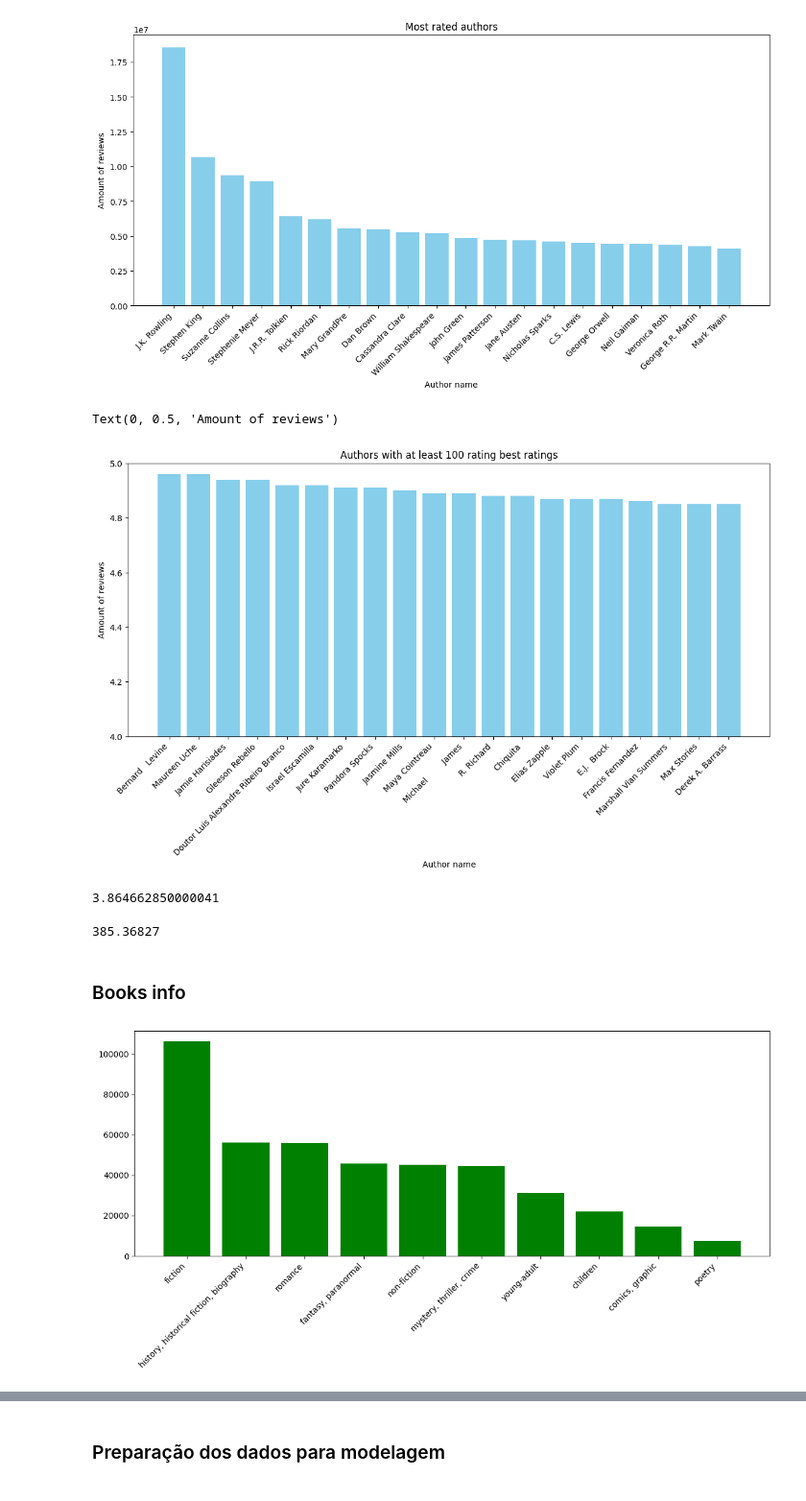
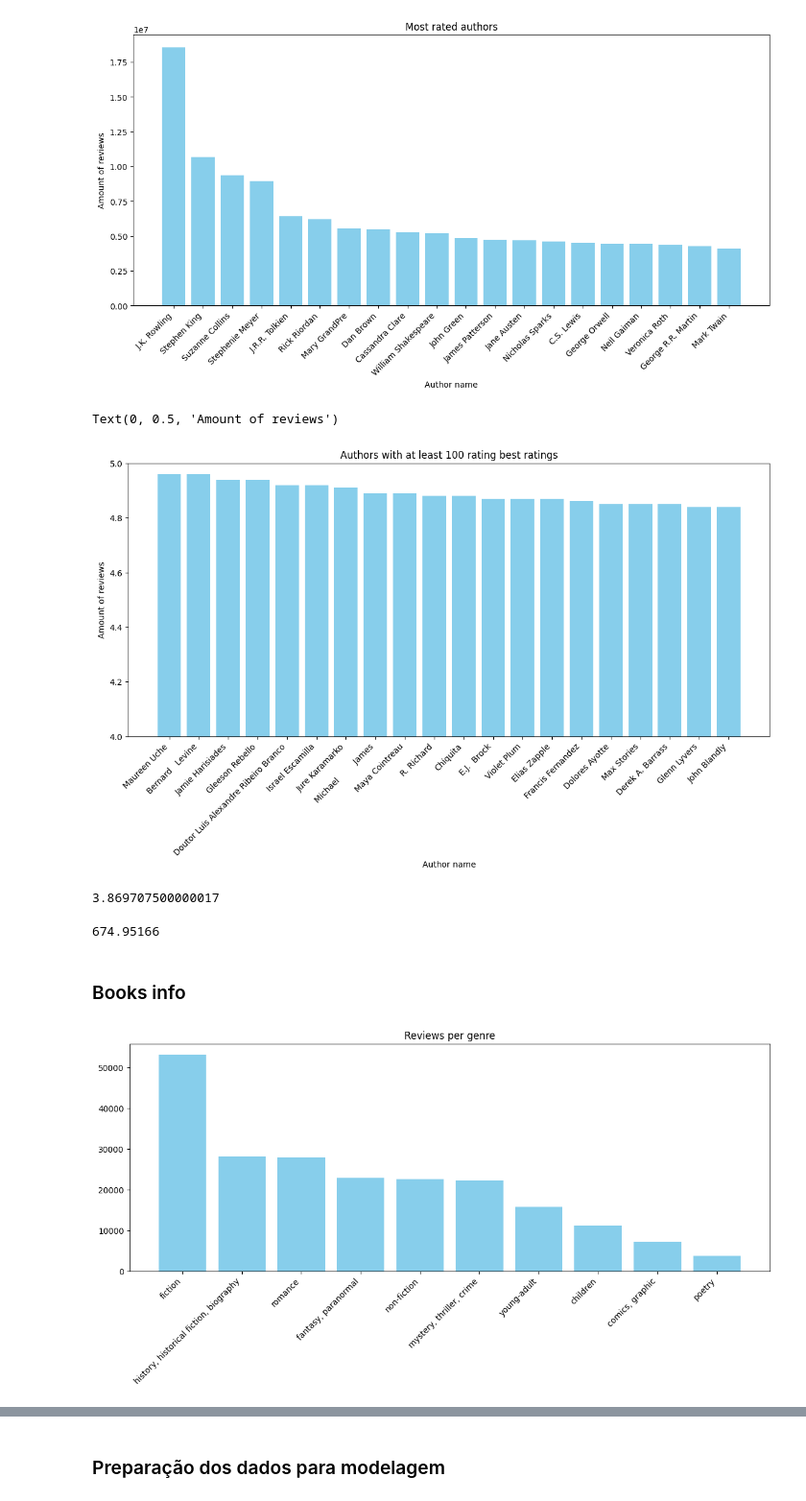
Before and after one commit to jefersonseverino/goodreads-book-review, a Jupyter notebook: main.ipynb, the cells around one changed output, grey strips where cells are left out. Shown: that part at 96% size. Cells and saved outputs as stored; diff of their text form; code cells hidden in the pictures.

Commit message:
Feat: adding dispersion graph in genre rating amount and average rating and fixing graph readability

```diff
--- a/main.ipynb
+++ b/main.ipynb
@@ -3,7 +3,7 @@ import matplotlib.pyplot as plt
 import pandas as pd
 import numpy as np
 # %%
-NUMBER_OF_ROWS = 200000
+NUMBER_OF_ROWS = 100000
 # %%
 import json
 
@@ -155,45 +155,46 @@ plt.xlabel("Author name")
 plt.ylabel("Amount of reviews")
 # %% [output]
 Text(0, 0.5, 'Amount of reviews')
-[figure, old version]
+[figure, new version]
 # %%
 ## All authors average rating
 
 print(avg_author_rating)
 # %% [output]
-3.864662850000041
+3.869707500000017
 # %%
 # Average number of reviews per author
 
 print(avg_author_reviews)
 # %% [output]
-385.36827
+674.95166
 # %% [markdown]
 <h3> Books info </h3>
 # %%
 total_genres = {}
 
 def get_genres(row):
     genre_list = [genre.strip() for genre in row['genres']]
     return genre_list
 
 for idx, row in genres_df.iterrows():
     genres = get_genres(row)
 
     for genre in genres:
         if genre in total_genres:
             total_genres[genre] += 1
         else:
             total_genres[genre] = 1
 
-sorted_genres = dict(sorted(total_genres.items(), key=lambda item: item[1], reverse=True))
+sorted_genres_by_number_of_reviews = dict(sorted(total_genres.items(), key=lambda item: item[1], reverse=True))
 
 plt.figure(figsize=(14, 5))
-plt.bar(sorted_genres.keys(), sorted_genres.values(), color='g')
+plt.title("Reviews per genre")
+plt.bar(sorted_genres_by_number_of_reviews.keys(), sorted_genres_by_number_of_reviews.values(), color='skyblue')
 plt.xticks(rotation=45, ha='right')
 plt.show()
 # %% [output]
-[figure, old version]
+[figure, new version]
 # %%
 from collections import defaultdict
 
```
Also changed, not shown: parts of 12 cells of this notebook.
